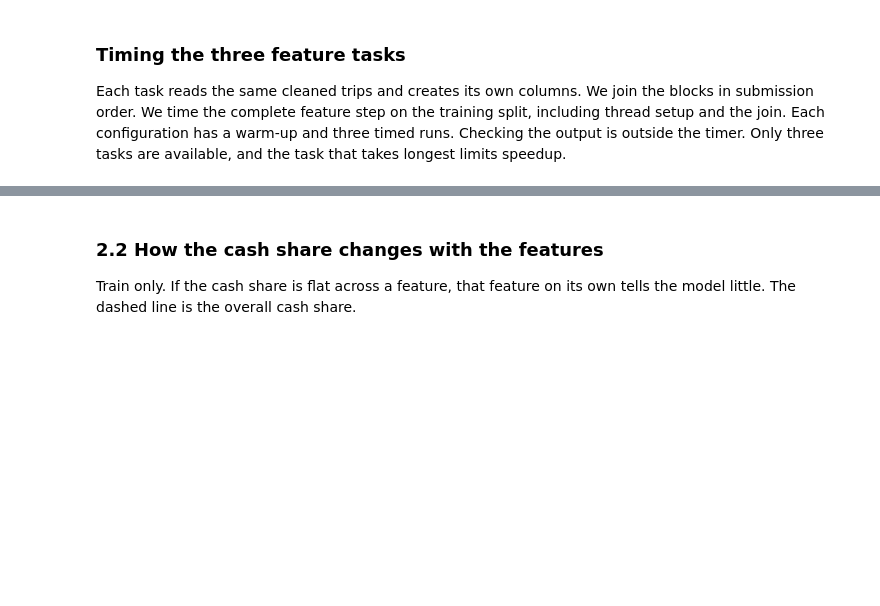
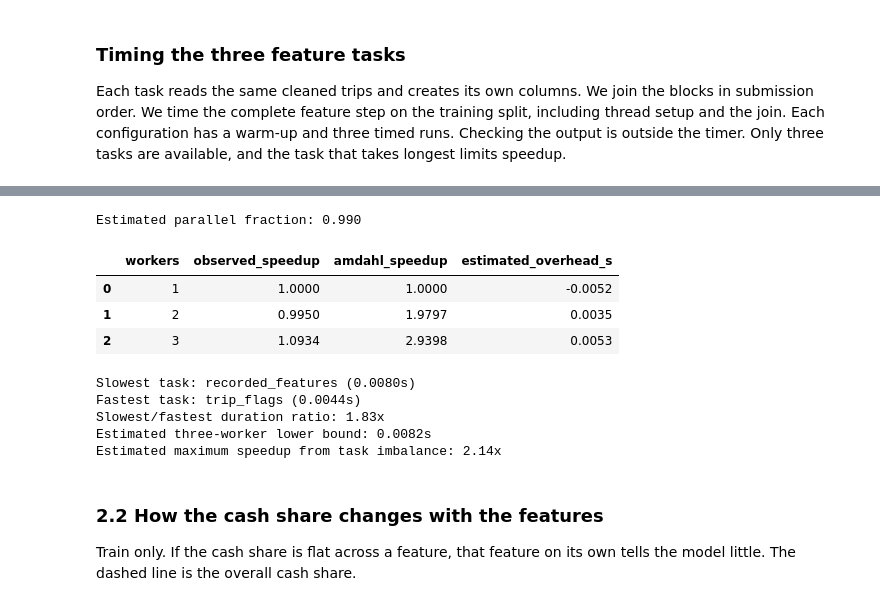
Before and after one commit to brihannaenright/cs4027-payment-prediction, a Jupyter notebook: notebooks/taxipay_pipeline.ipynb, the cells around one changed output, grey strips where cells are left out. Drawn from its saved outputs; the diff is of its cells as text; code cells hidden in the pictures; blank space fills up the shorter version.

```diff
--- a/notebooks/taxipay_pipeline.ipynb
+++ b/notebooks/taxipay_pipeline.ipynb
@@ -695,3 +770,79 @@ timing.round(3)
+# %%
+# Estimate the parallel fraction from measured task durations
+task_means = task_summary["mean"].drop("concatenation")
+
+concat_time = task_summary.loc["concatenation", "mean"]
+
+total_task_time = task_means.sum()
+sequential_estimate = total_task_time + concat_time
+
+parallel_fraction = total_task_time / sequential_estimate
+
+amdahl_rows = []
+
+for workers in worker_counts:
+    observed_time = timing.loc[workers, "seconds"]
+    observed_speedup = timing.loc[workers, "speedup"]
+
+    theoretical_speedup = 1 / (
+        (1 - parallel_fraction)
+        + parallel_fraction / workers
+    )
+
+    ideal_time = sequential_estimate / theoretical_speedup
+
+    amdahl_rows.append({
+        "workers": workers,
+        "observed_speedup": observed_speedup,
+        "amdahl_speedup": theoretical_speedup,
+        "estimated_overhead_s": observed_time - ideal_time
+    })
+
+amdahl_results = pd.DataFrame(amdahl_rows)
+baseline_time = timing.loc[1, "seconds"]
+
+amdahl_results["estimated_overhead_s"] = (
+    timing.loc[amdahl_results["workers"], "seconds"].to_numpy()
+    - baseline_time / amdahl_results["amdahl_speedup"].to_numpy()
+)
+
+amdahl_results.to_csv(
+    RESULTS_DIR / "02_amdahl_analysis.csv",
+    index=False
+)
+
+print(f"Estimated parallel fraction: {parallel_fraction:.3f}")
+display(amdahl_results.round(4))
+
+slowest = task_means.idxmax()
+fastest = task_means.idxmin()
+
+print(f"Slowest task: {slowest} ({task_means.max():.4f}s)")
+print(f"Fastest task: {fastest} ({task_means.min():.4f}s)")
+
+imbalance = task_means.max() / task_means.min()
+
+print(f"Slowest/fastest duration ratio: {imbalance:.2f}x")
+
+# Independent tasks have a critical-path lower bound
+critical_path = task_means.max() + concat_time
+
+print(f"Estimated three-worker lower bound: {critical_path:.4f}s")
+print(
+    f"Estimated maximum speedup from task imbalance: "
+    f"{sequential_estimate / critical_path:.2f}x"
+)
+# %% [output]
+Estimated parallel fraction: 0.990
+|  | workers | observed_speedup | amdahl_speedup | estimated_overhead_s |
+| 0 | 1 | 1.0000 | 1.0000 | -0.0052 |
+| 1 | 2 | 0.9950 | 1.9797 | 0.0035 |
+| 2 | 3 | 1.0934 | 2.9398 | 0.0053 |
+Slowest task: recorded_features (0.0080s)
+Fastest task: trip_flags (0.0044s)
+Slowest/fastest duration ratio: 1.83x
+Estimated three-worker lower bound: 0.0082s
+Estimated maximum speedup from task imbalance: 2.14x
 # %% [markdown]
 ### 2.2 How the cash share changes with the features
 Train only. If the cash share is flat across a feature, that feature on its own tells the model little. The dashed line is the overall cash share.
```
Also changed, not shown: parts of 10 cells of this notebook, 12 other files.
